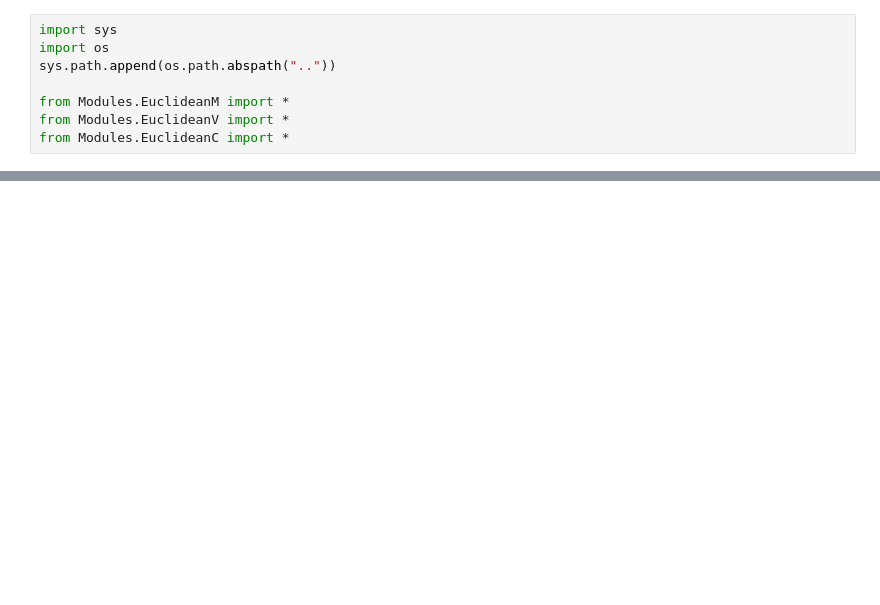
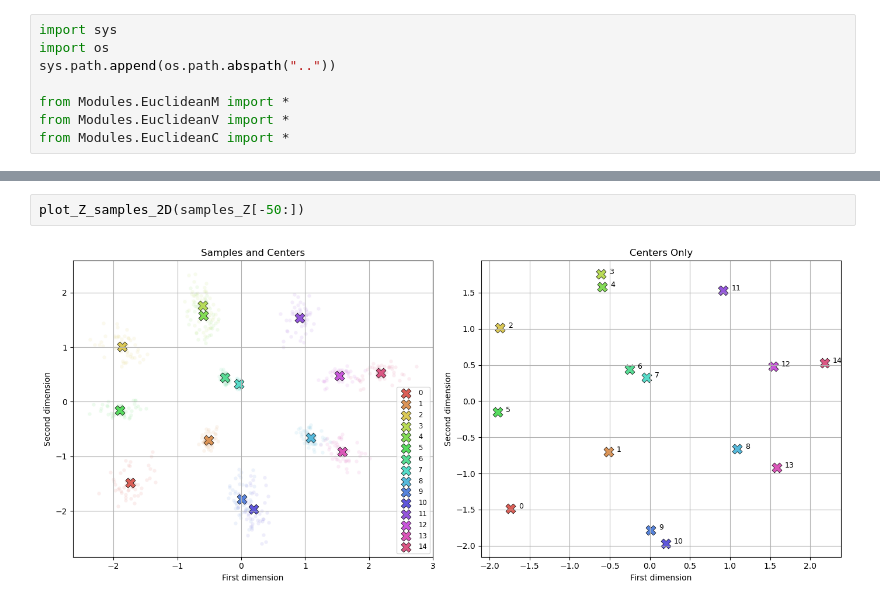
Before and after one commit to cnosa/LatentSpaces_Network_Manifold, a Jupyter notebook: Monks/EuclideanR2.ipynb, the cells around one changed output, grey strips where cells are left out. Cells and saved outputs as stored; diff of their text form; blank space fills up the shorter version.

```diff
--- a/Monks/EuclideanR2.ipynb
+++ b/Monks/EuclideanR2.ipynb
@@ -138,3 +118,7 @@ plot_diagnostics(Hp,LogLp,acep_rate_history)
+# %%
+plot_Z_samples_2D(samples_Z[-50:])
+# %% [output]
+[figure, added]
 # %%
 plot_alpha(samples_a)
 # %% [output]
```
Also changed, not shown: parts of 28 cells of this notebook, 20 other files.
